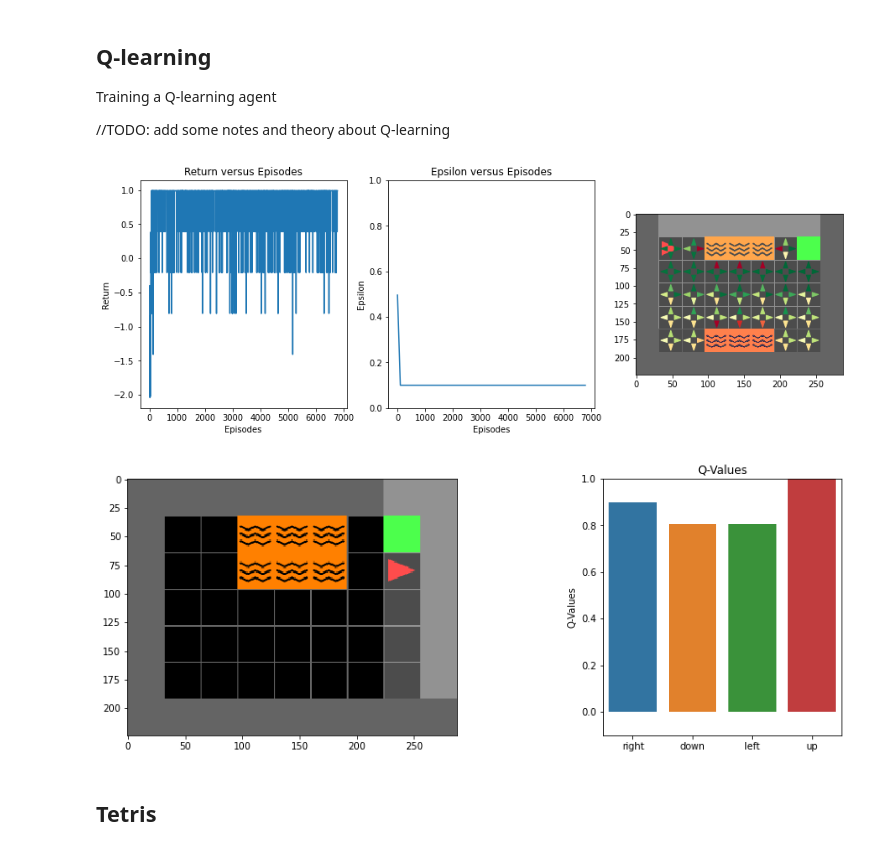
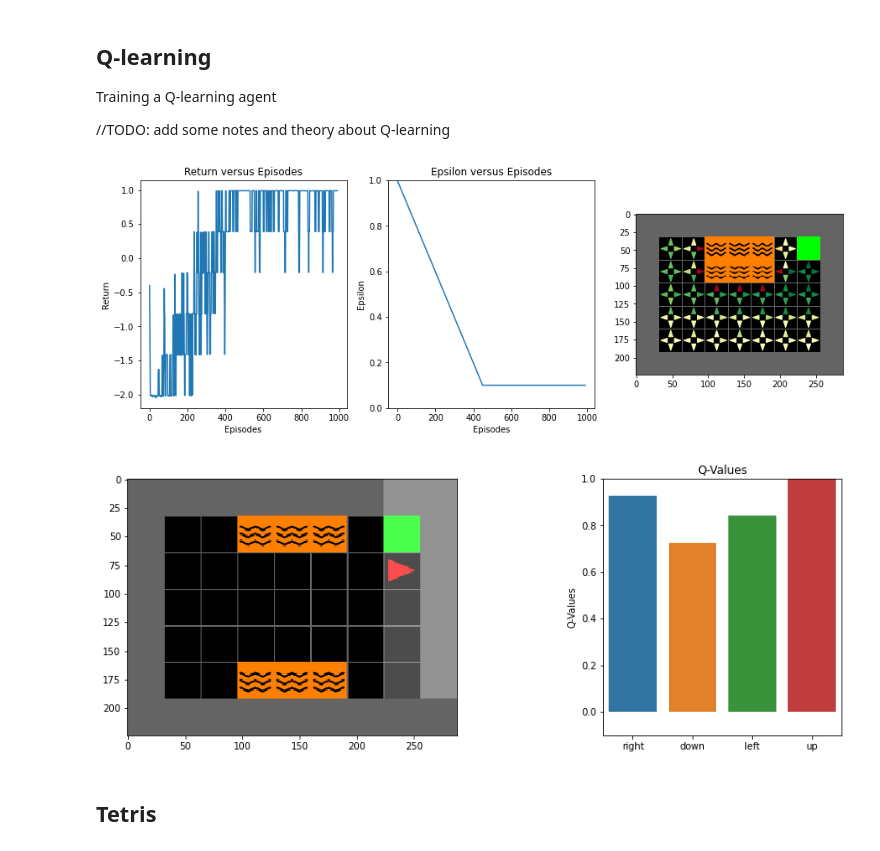
Before and after one commit to ByteFuse/indabax-2021, a Jupyter notebook: rl.ipynb, the cells around one changed output. Saved outputs shown, nothing was run; the diff lists cells and outputs as text; code cells hidden in the pictures.

Commit message:
removed agent from heatmap plot

```diff
--- a/rl.ipynb
+++ b/rl.ipynb
@@ -131,6 +137,9 @@ print(value_function)
 # %% [markdown]
 # Control
 # %%
+from matplotlib.colors import Normalize
+normalize_qs = Normalize(vmin = -1, vmax = 1)
+
 class Agent:
     """
     Base Agent class
@@ -138,11 +147,11 @@ class Agent:
     def __init__(self,
                  env_name,
                  learning_rate=0.1,
-                 eps_start = 0.5,
+                 eps_start = 1,
                  eps_end= 0.1,
-                 eps_end_episode = 250,
+                 eps_end_episode = 500,
                  episodes=1000,
-                 gamma=0.99):
+                 gamma=0.95):
         self.action_space = ['right', 'down', 'left', 'up']
         self.env_name = env_name
         self.env = self.create_env(env_name)
@@ -210,8 +219,8 @@ class Agent:
 #         df_table['left'] = MinMaxScaler().fit_transform(df_table['left'].values.reshape(-1,1)).reshape(-1)
 #         df_table['up'] = MinMaxScaler().fit_transform(df_table['up'].values.reshape(-1,1)).reshape(-1)
 
-        img = self.env.render(mode=self.mode)
-        img[img == 0] = 76
+        img = self.env.grid.render(tile_size=32)
+#         img[img == 0] = 76
         ax3.imshow(img, interpolation='nearest')
         for row in df_table.itertuples():
             lb_y = row[-1]
@@ -226,10 +235,10 @@ class Agent:
                         lb_y,
                         self.size,
                         alpha=1,
-                        r_color=right,
-                        b_color=down,
-                        l_color=left,
-                        t_color=up)
+                        r_color=normalize_qs(right),
+                        b_color=normalize_qs(down),
+                        l_color=normalize_qs(left),
+                        t_color=normalize_qs(up))
 
         plt.pause(0.000001)
 
@@ -398,10 +362,10 @@ class AgentQL(Agent):
             if ep % 10 ==0:
                 self.plot()
 # %%
-agent = AgentQL(env_name='MiniGrid-DistShift2-v0', episodes = 10000)
+agent = AgentQL(env_name='MiniGrid-DistShift1-v0')
 agent.train()
 # %% [output]
-[figure, old version]
+[figure, new version]
 # %%
 qlearning_rolling_mean = agent.rolling_mean_history
 # %%
@@ -412,7 +376,7 @@ plt.show()
 # %%
 agent.demo(0)
 # %% [output]
-[figure, old version]
+[figure, new version]
 # %% [markdown]
 ## Tetris
 # %%
```
Also changed, not shown: parts of 6 cells of this notebook, 1 other file.
